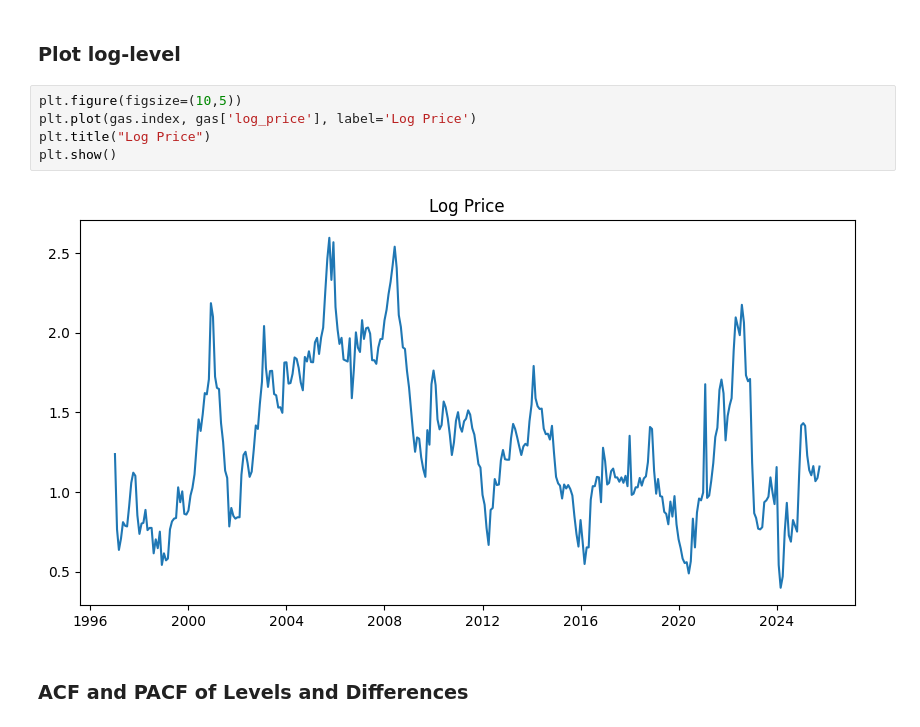
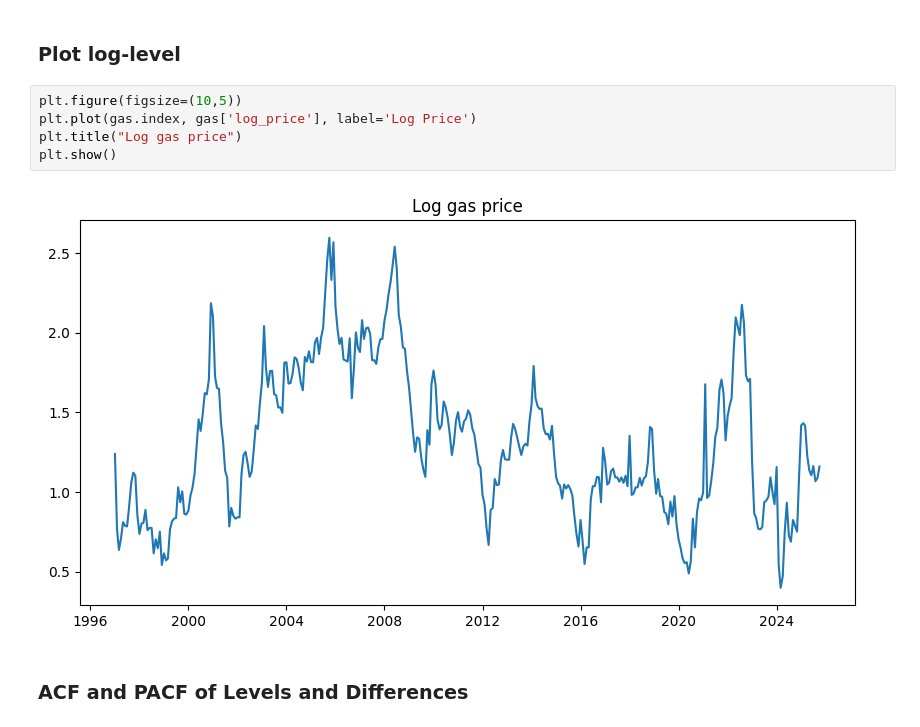
Before and after one commit to StefaniaLavarda/Time_Series_Project, a Jupyter notebook: eda.ipynb, the cells around one changed output. Cells and saved outputs as stored; diff of their text form.

```diff
--- a/eda.ipynb
+++ b/eda.ipynb
@@ -69,10 +69,10 @@ gas['log_price'] = np.log(gas['price'])
 # %%
 plt.figure(figsize=(10,5))
 plt.plot(gas.index, gas['log_price'], label='Log Price')
-plt.title("Log Price")
+plt.title("Log gas price")
 plt.show()
 # %% [output]
-[figure, old version]
+[figure, new version]
 # %% [markdown]
 ### ACF and PACF of Levels and Differences
 # %% [markdown]
```
Also changed, not shown: parts of 55 cells of this notebook.
